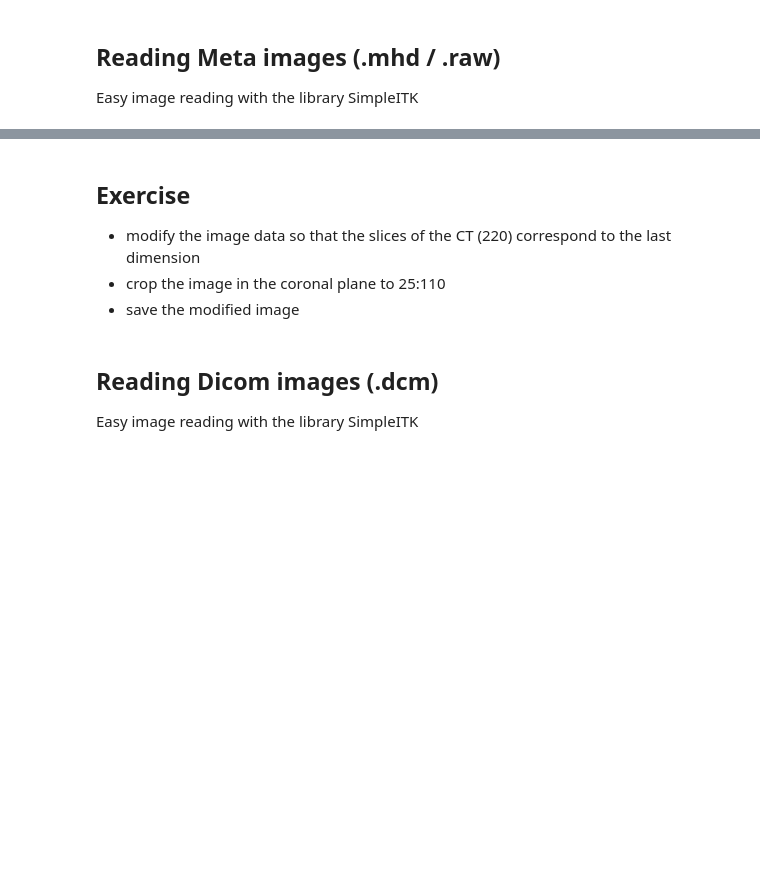
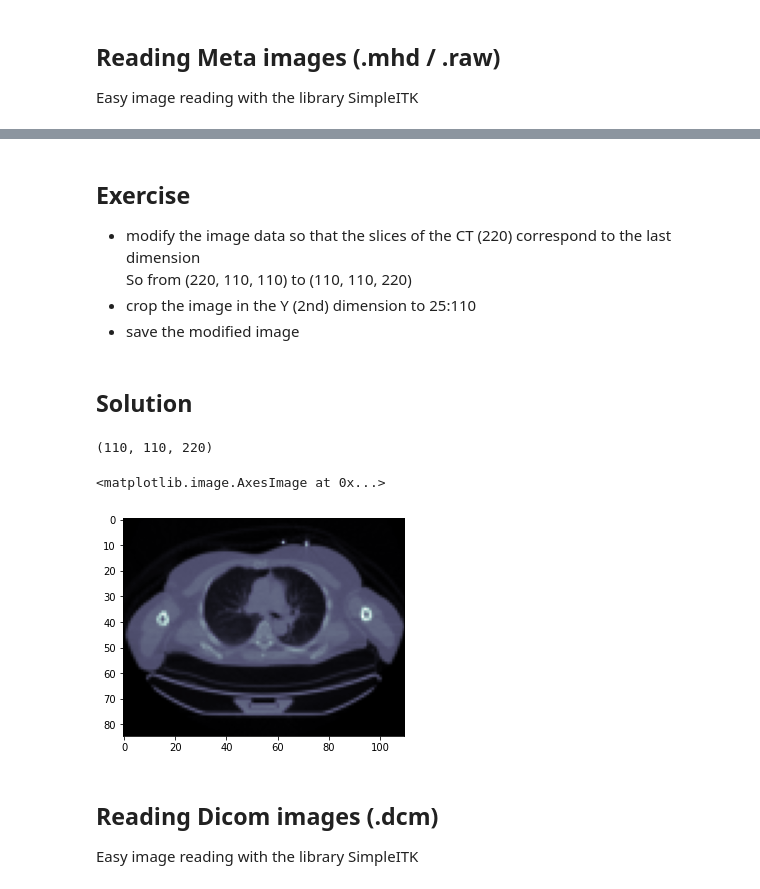
Before and after one commit to MCvin/Python_Gate, a Jupyter notebook: 9-Image_Manipulation/image_manipulation.ipynb, the cells around one changed output, grey strips where cells are left out. Cells and saved outputs as stored; diff of their text form; code cells hidden in the pictures; blank space fills up the shorter version.

Commit message:
added solutions to image and dicom notebooks

```diff
--- a/9-Image_Manipulation/image_manipulation.ipynb
+++ b/9-Image_Manipulation/image_manipulation.ipynb
@@ -76,7 +107,22 @@ sitk.WriteImage(output,'output/patient_CT.mhd')
 # %% [markdown]
 ## Exercise
 * modify the image data so that the slices of the CT (220) correspond to the last dimension
-* crop the image in the coronal plane to 25:110
+So from (220, 110, 110) to (110, 110, 220)
+* crop the image in the Y (2nd) dimension to 25:110
 * save the modified image
 # %%
 # complete here ...
+# %% [markdown]
+## Solution
+# %%
+# we can use the method transpose to change the axis
+new_image = image.transpose(1, 2, 0)
+print(new_image.shape)
+# %% [output]
+(110, 110, 220)
+# %%
+new_image = new_image[25:,:,:]
+plt.imshow(new_image[:,:,140], cmap=plt.cm.bone)
+# %% [output]
+<matplotlib.image.AxesImage at 0x...>
+[figure, added]
```
Also changed, not shown: parts of 17 cells of this notebook.
